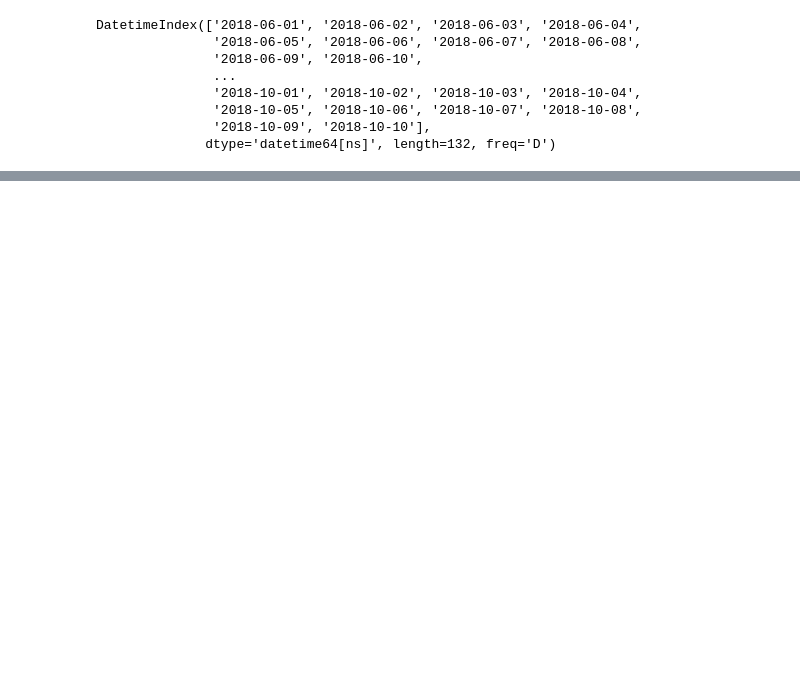
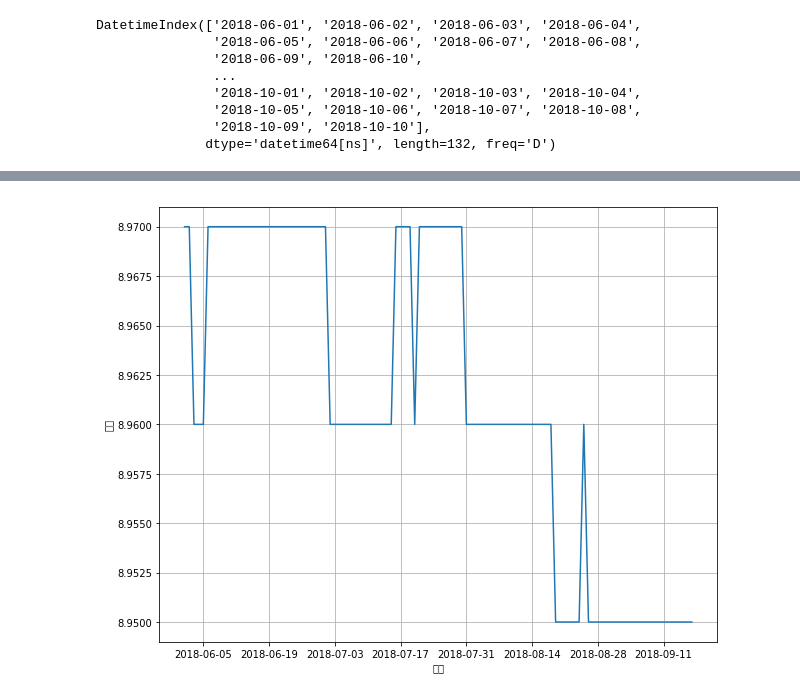
Before and after one commit to ChiHoonOH/python_analysis, a Jupyter notebook: basic_analysis/step3_beautifulsoup_analysis/네이버 영화 평점 데이터 수집 및 평점 변화 시각화.ipynb, the cells around one changed output, grey strips where cells are left out. Drawn from its saved outputs; the diff is of its cells as text; code cells hidden in the pictures; blank space fills up the shorter version.

```diff
--- a/basic_analysis/step3_beautifulsoup_analysis/네이버 영화 평점 데이터 수집 및 평점 변화 시각화.ipynb
+++ b/basic_analysis/step3_beautifulsoup_analysis/네이버 영화 평점 데이터 수집 및 평점 변화 시각화.ipynb
@@ -129,3 +129,13 @@ DatetimeIndex(['2018-06-01', '2018-06-02', '2018-06-03', '2018-06-04',
                '2018-10-05', '2018-10-06', '2018-10-07', '2018-10-08',
                '2018-10-09', '2018-10-10'],
               dtype='datetime64[ns]', length=132, freq='D')
+# %%
+# 실습 2018-06-01 어제까지 영화, 평점을 수집하시오
+# 진행율을 표시하고
+# http://164.125.66.155
+movie_dates = []
+movie_names = []
+movie_points = []
+
+domain = 'https://movie.naver.com/movie/sdb/rank/rmovie.nhn'
+param = '?sel=cur&date='
@@ -131,0 +170,5 @@ DatetimeIndex(['2018-06-01', '2018-06-02', '2018-06-03', '2018-06-04',
+# %%
+# 데이터 프레임 생성 => Nan이 0으로 처리됨 (제거됨)
+dic = {'data':movie_dates, 'name':movie_names, 'point':movie_points }
+movie = pd.DataFrame(dic)
+movie.head()
@@ -131,0 +182,4 @@ DatetimeIndex(['2018-06-01', '2018-06-02', '2018-06-03', '2018-06-04',
+# %%
+# point 컬럼을 float형으로 변환
+movie['point'] = movie['point'].astype(float)
+movie.head()
@@ -131,0 +240,4 @@ DatetimeIndex(['2018-06-01', '2018-06-02', '2018-06-03', '2018-06-04',
+# %%
+# 특정 영화만 모은다 : 어벤저스 : 인피니티워
+tmp = movie.query("name == ['어벤져스: 인피니티 워']")
+tmp
@@ -131,0 +266,17 @@ DatetimeIndex(['2018-06-01', '2018-06-02', '2018-06-03', '2018-06-04',
+# %%
+plt.figure(figsize=(10,8))
+#값
+#x축 : 날짜
+#y축 : 평점
+plt.plot(tmp['data'],tmp['point'])
+#특정 영역 or 확대 좁혀서 확인
+#데코
+plt.grid()
+plt.xlabel('날짜')
+plt.ylabel('평점')
+plt.ylim(tmp['point'].min()-0.001, tmp['point'].max()+0.001)
+
+# 보이기
+plt.show()
+# %% [output]
+[figure, added]
```
Also changed, not shown: parts of 37 cells of this notebook, 4 other files.
